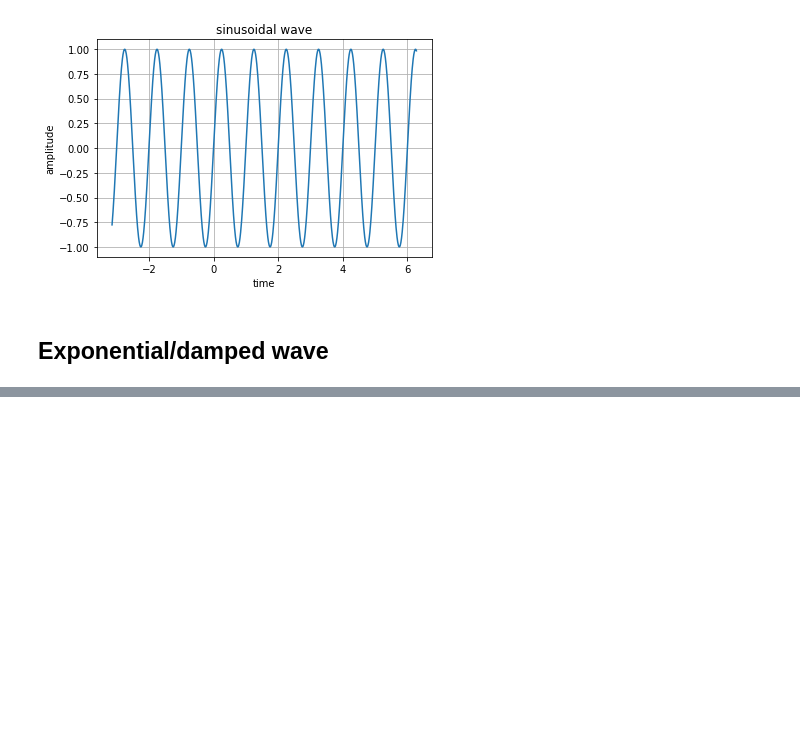
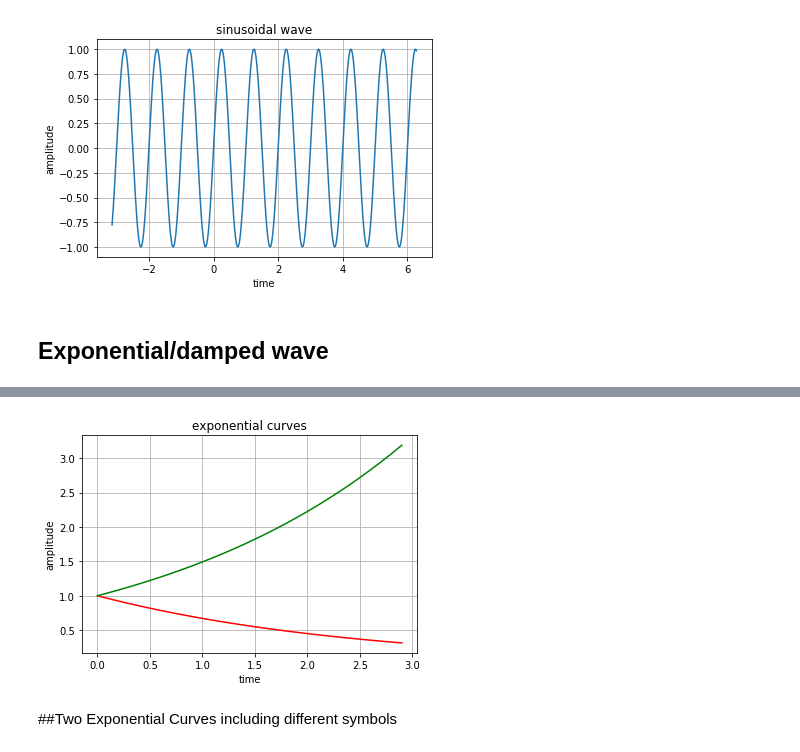
Before and after one commit to suhailnajeeb/ete-ice-399, a Jupyter notebook: experiment2.ipynb, the cells around one changed output, grey strips where cells are left out. Cells and saved outputs as stored; diff of their text form; code cells hidden in the pictures; blank space fills up the shorter version.

```diff
--- a/experiment2.ipynb
+++ b/experiment2.ipynb
@@ -32,0 +62,17 @@ w = 2*pi*f
+# %%
+t = np.arange(0,3,0.1)
+f = 100
+w = 2*pi*f
+y1 = exp(-0.4*t)
+y2 = exp(0.4*t)
+# %%
+plt.plot(t,y1,'r',t,y2,'g')
+plt.xlabel('time')
+plt.ylabel('amplitude')
+plt.title('exponential curves')
+plt.grid(True)
+plt.show()
+# %% [output]
+[figure, added]
+# %% [markdown]
+##Two Exponential Curves including different symbols
```
Also changed, not shown: parts of 15 cells of this notebook.
